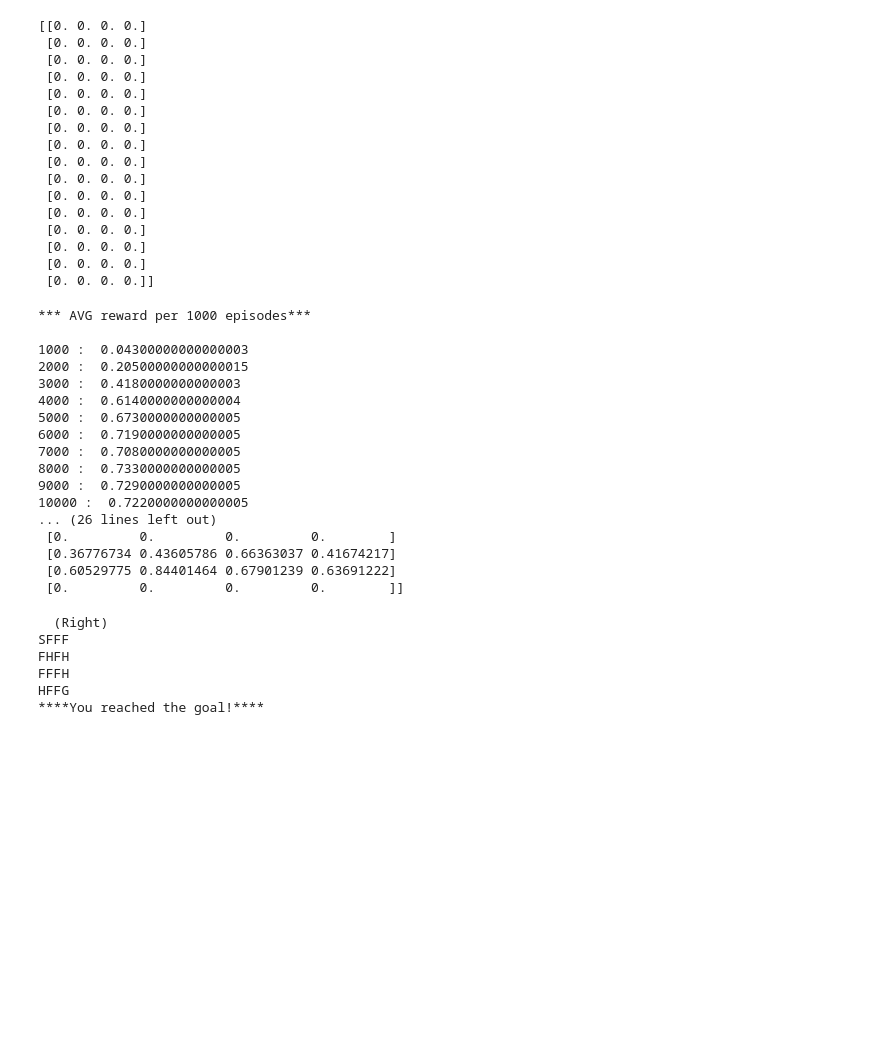
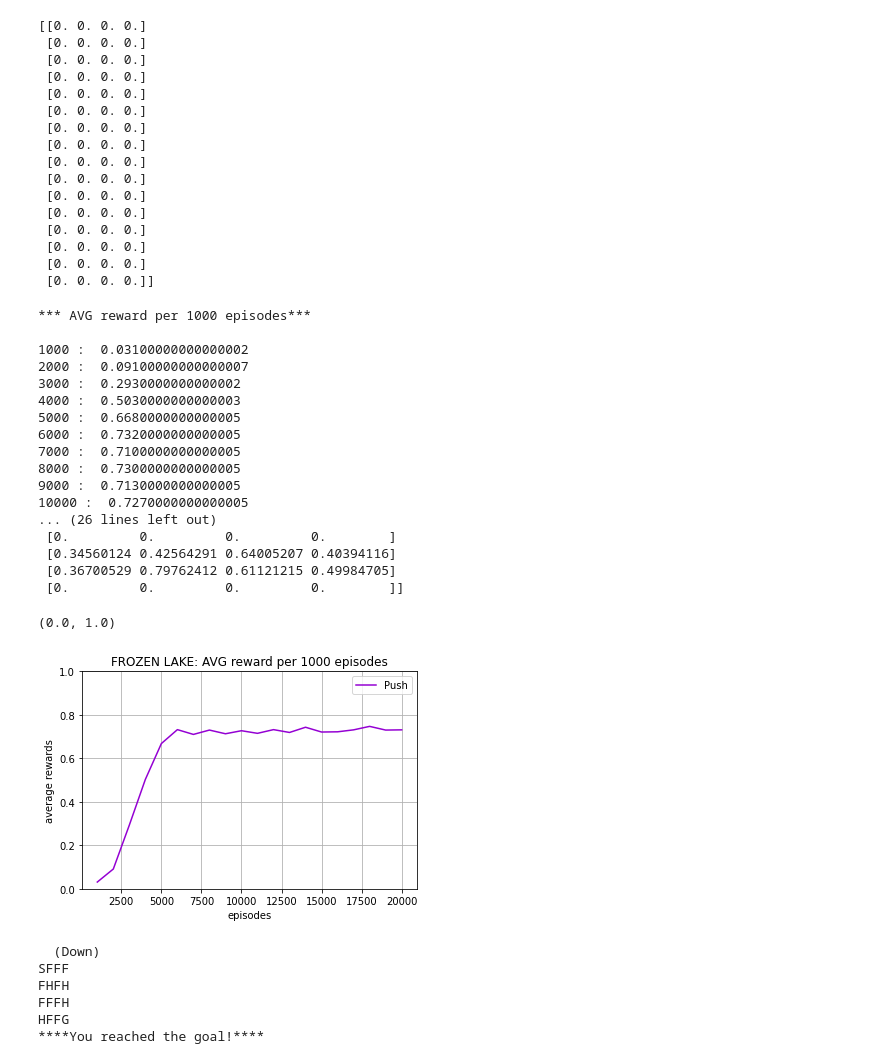
Before and after one commit to Ellezique/Python-workshop-tasks-W2-Reinforcement-Learning, a Jupyter notebook: frozen_lake.ipynb, the cells around one changed output. Saved outputs shown, nothing was run; the diff lists cells and outputs as text; code cells hidden in the pictures; blank space fills up the shorter version.

Commit message:
Added plot to frozen lake

```diff
--- a/frozen_lake.ipynb
+++ b/frozen_lake.ipynb
@@ -43,8 +49,8 @@ print(q_table)
 num_episodes = 20000
 max_steps_per_episode = 100
 
-learning_rate = 0.035 #Between 0 and 1. How quickly the agent abandons the previous value in the Q table for the new value. 0: Agent learns nothing and only uses prior knowledge. 1: Agent considers only the most recent information.
-discount_rate = 0.975
+learning_rate = 0.03 #Between 0 and 1. How quickly the agent abandons the previous value in the Q table for the new value. 0: Agent learns nothing and only uses prior knowledge. 1: Agent considers only the most recent information.
+discount_rate = 0.97
 
 exploration_rate = 1
 max_exploration_rate = 1    #1: Guaranteed that agent starts the game by 100% exploring the environment
@@ -80,59 +86,82 @@ for episode in range(num_episodes):
 
         state = new_state
         rewards_current_episode += reward
 
         if done == True:
             break
 
     # Exploration rate decay
     exploration_rate = min_exploration_rate + \
         (max_exploration_rate - min_exploration_rate) * np.exp(-exploration_decay_rate*episode)
 
     rewards_all_episodes.append(rewards_current_episode)
 
 # Calculate reward across all episodes
 rewards_per_thousand_episodes = np.split(np.array(rewards_all_episodes), num_episodes / 1000)
 count = 1000
+count_plot = [] #for plotting
+r_plot = [] #for plotting
 print("*** AVG reward per 1000 episodes***\n")
 for r in rewards_per_thousand_episodes:
     print(count, ": ", str(sum(r/1000)))
+    count_plot.append(count) #for plotting.
+    r_plot.append(sum(r/1000)) #for plotting
     count += 1000
+
 
 # Print Q table
 print("\n\n *** Q-table ***\n")
 print(q_table)
+
+
+#Plot results
+%matplotlib inline
+#Name x-axis, y-axis and whole graph
+plt.xlabel("episodes")
+plt.ylabel("average rewards")
+plt.title("FROZEN LAKE: AVG reward per 1000 episodes")
+# Plotting all the graphs
+plt.plot(count_plot, r_plot, color="darkviolet", label = "Push")
+plt.grid()
+plt.legend()
+#Load the display window
+plt.show
+#set y-axis limit
+plt.ylim([0, 1])
 # %% [output]
 *** AVG reward per 1000 episodes***
 
-1000 :  0.04300000000000003
-2000 :  0.20500000000000015
-3000 :  0.4180000000000003
-4000 :  0.6140000000000004
-5000 :  0.6730000000000005
-6000 :  0.7190000000000005
-7000 :  0.7080000000000005
-8000 :  0.7330000000000005
-9000 :  0.7290000000000005
-10000 :  0.7220000000000005
+1000 :  0.03100000000000002
+2000 :  0.09100000000000007
+3000 :  0.2930000000000002
+4000 :  0.5030000000000003
+5000 :  0.6680000000000005
+6000 :  0.7320000000000005
+7000 :  0.7100000000000005
+8000 :  0.7300000000000005
+9000 :  0.7130000000000005
+10000 :  0.7270000000000005
 ... (26 lines left out)
  [0.         0.         0.         0.        ]
- [0.36776734 0.43605786 0.66363037 0.41674217]
- [0.60529775 0.84401464 0.67901239 0.63691222]
+ [0.34560124 0.42564291 0.64005207 0.40394116]
+ [0.36700529 0.79762412 0.61121215 0.49984705]
  [0.         0.         0.         0.        ]]
+(0.0, 1.0)
+[figure, added]
 # %%
 # random_map = generate_random_map(size=4, p=0.8)
 # env = gym.make("FrozenLake-v0", desc=random_map)
 env = gym.make("FrozenLake-v1")
-for episode in range(1):
+for episode in range(1): #number of episodes played through - up to 20,000
     state = env.reset()
     done = False
     print("*****EPISODE ", episode+1, "*****\n\n\n\n")
-    time.sleep(1)
+    time.sleep(0.5) #changed from 1
 
     for step in range(max_steps_per_episode):
         clear_output(wait=True)
         env.render()
-        time.sleep(0.3)
+        time.sleep(0.1) #changed from 0.3
 
         action = np.argmax(q_table[state,:])
         new_state, reward, done, info = env.step(action)
@@ -142,10 +171,10 @@ for episode in range(1):
             env.render()
             if reward == 1:
                 print("****You reached the goal!****")
-                time.sleep(3)
+                time.sleep(0.5) #changed from 3
             else:
                 print("****You fell through a hole!****")
-                time.sleep(3)
+                time.sleep(0.5) #changed from 3
             clear_output(wait=True)
             break
 
@@ -153,7 +182,7 @@ for episode in range(1):
 
 env.close()
 # %% [output]
-  (Right)
+  (Down)
 SFFF
 FHFH
 FFFH
```
Also changed, not shown: parts of 2 cells of this notebook.
